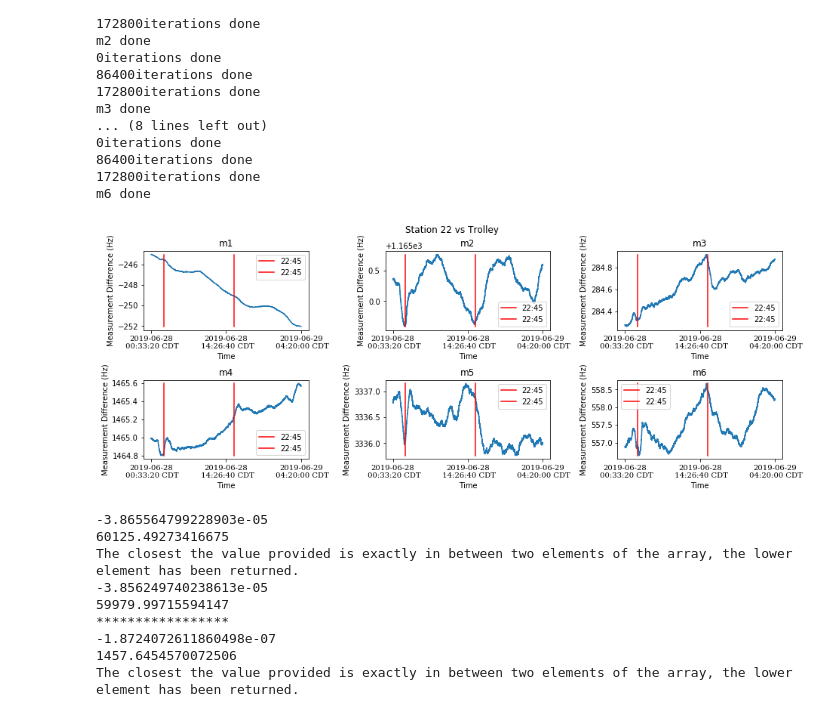
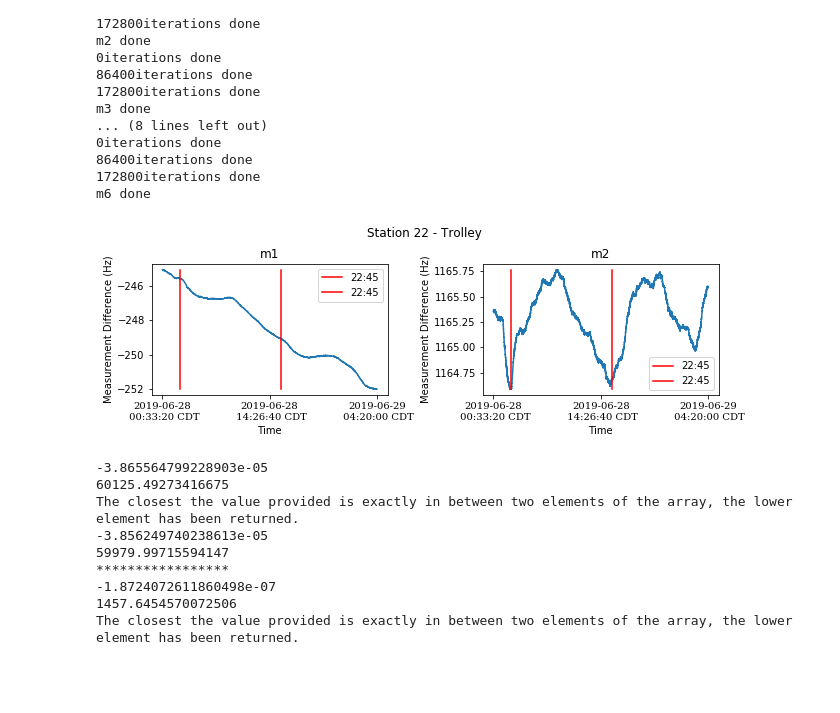
Before and after one commit to aetb/trfp, a Jupyter notebook: Superlong_st22_vs_trolley_Jonathan.ipynb, the cells around one changed output. Drawn from its saved outputs; the diff is of its cells as text; code cells hidden in the pictures; blank space fills up the shorter version.

Commit message:
changing plots to just m1 and m2

```diff
--- a/Superlong_st22_vs_trolley_Jonathan.ipynb
+++ b/Superlong_st22_vs_trolley_Jonathan.ipynb
@@ -600,14 +600,6 @@ m3 done
 86400iterations done
 172800iterations done
 m6 done
-# %%
-T1_safe = np.delete(T, deletes)
-T1_safe = T1_safe - 7200 + (7200-1) * .5
-T2_safe = T1_safe
-T3_safe = T1_safe
-T4_safe = T1_safe
-T5_safe = T1_safe
-T6_safe = T1_safe
 # %%
 #The time was set to start at 0 in the allan deviation plots, we must add back the starting time
 T1   = T1_safe   #+ run_start + time_deleted
@@ -651,32 +643,33 @@ h5 = D5.max()
 l6 = D6.min()
 h6 = D6.max()
 
-fig, axs = plt.subplots(2, 3, constrained_layout=True)
-fig.set_figheight(5)
-fig.set_figwidth(13)
+fig, axs = plt.subplots(1, 2, constrained_layout=True)
+fig.set_figheight(3)
+fig.set_figwidth(9)
 
-axs[0,0].plot(T1 , D1)
+axs[0].plot(T1 , D1)
 #axs[0,0].plot(T1 , D1, '.')
-axs[0,0].plot(day-6400 + run_start, [l1,h1], 'r', 2*day-6400 + run_start, [l1,h1], 'r', label = "22:45")
+axs[0].plot(day-6400 + run_start, [l1,h1], 'r', 2*day-6400 + run_start, [l1,h1], 'r', label = "22:45")
 #axs[0,0].plot([T1[0] + 61200, T1[0] + 61200], [l1,h1], 'k', label = "cutoff")
-axs[0,0].legend()
-plt_unix_time_to_CST(axs[0,0])
-axs[0,0].set_xlabel("Time")
-axs[0,0].set_xticks([T1[0], T1[len(T1)/2], T1[-1]])
-axs[0,0].set_ylabel("Measurement Difference (Hz)")
-axs[0,0].set_title('m1')
+axs[0].legend()
+plt_unix_time_to_CST(axs[0])
+axs[0].set_xlabel("Time")
+axs[0].set_xticks([T1[0], T1[len(T1)/2], T1[-1]])
+axs[0].set_ylabel("Measurement Difference (Hz)")
+axs[0].set_title('m1')
 
-axs[0,1].plot(T2 , D2)
+axs[1].plot(T2 , D2)
 #axs[0,1].plot(T2 , D2, '.')
-axs[0,1].plot(day-6400 + run_start, [l2,h2], 'r', 2*day-6400 + run_start, [l2,h2], 'r', label = "22:45")
+axs[1].plot(day-6400 + run_start, [l2,h2], 'r', 2*day-6400 + run_start, [l2,h2], 'r', label = "22:45")
 #axs[0,1].plot([T2[0] + 61200, T2[0] + 61200], [l2,h2], 'k', label = "cutoff")
-axs[0,1].legend()
-plt_unix_time_to_CST(axs[0,1])
-axs[0,1].set_xlabel("Time")
-axs[0,1].set_xticks([T2[0], T2[len(T2)/2], T2[-1]])
-axs[0,1].set_ylabel("Measurement Difference (Hz)")
-axs[0,1].set_title('m2')
+axs[1].legend()
+plt_unix_time_to_CST(axs[1])
+axs[1].set_xlabel("Time")
+axs[1].set_xticks([T2[0], T2[len(T2)/2], T2[-1]])
+axs[1].set_ylabel("Measurement Difference (Hz)")
+axs[1].set_title('m2')
 
+"""
 axs[0,2].plot(T3 , D3)
 #axs[0,2].plot(T3 , D3, '.')
 axs[0,2].plot(day-6400 + run_start, [l3,h3], 'r', 2*day-6400 + run_start, [l3,h3], 'r', label = "22:45")
@@ -720,7 +713,8 @@ axs[1,2].set_xlabel("Time")
 axs[1,2].set_xticks([T6[0], T6[len(T6)/2], T6[-1]])
 axs[1,2].set_ylabel("Measurement Difference (Hz)")
 axs[1,2].set_title('m6')
-fig.suptitle("Station 22 vs Trolley")
+"""
+fig.suptitle("Station 22 - Trolley")
 plt.show()
 
 ###########
@@ -745,34 +739,34 @@ plt.show()
 #plt.plot([86400*2, 86400*2], [l3, h3], "r")
 #plt.title("fpm3 and trm3 difference")
 #plt.xlabel("time in seconds")
 #plt.ylabel("difference in measurements")
 #plt.show()
 #
 #plt.plot(np.delete(T4,0), np.delete(D4,0),".")
 #plt.plot([86400, 86400], [l4, h4], "r")
 #plt.plot([86400*2, 86400*2], [l4, h4], "r")
 #plt.title("fpm4 and trm4 difference")
 #plt.xlabel("time in seconds")
 #plt.ylabel("difference in measurements")
 #plt.show()
 #
 #plt.plot(T5,D5,".")
 #plt.plot([86400, 86400], [l5, h5], "r")
 #plt.plot([86400*2, 86400*2], [l5, h5], "r")
 #plt.title("fpm5 and trm5 difference")
 #plt.xlabel("time in seconds")
 #plt.ylabel("difference in measurements")
 #plt.show()
 #
 #plt.plot(T6,D6,".")
 #plt.plot([86400, 86400], [l6, h6], "r")
 #plt.plot([86400*2, 86400*2], [l6, h6], "r")
 #plt.title("fpm6 and trm6 difference")
 #plt.xlabel("time in seconds")
 #plt.ylabel("difference in measurements")
 #plt.show()
 # %% [output]
-[figure, old version]
+[figure, new version]
 # %%
 start1 = T1[0]
 start2 = T2[0]
```
Also changed, not shown: parts of 6 cells of this notebook, 1 other file.
